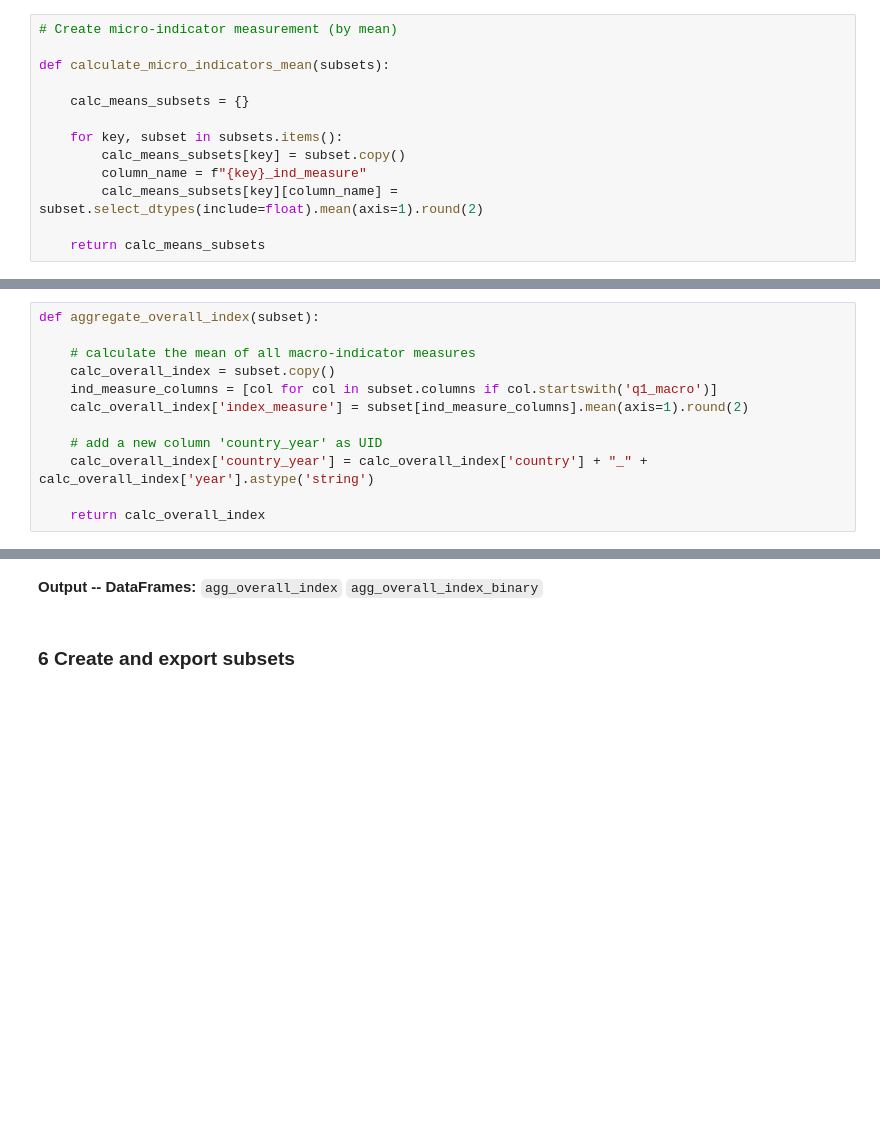
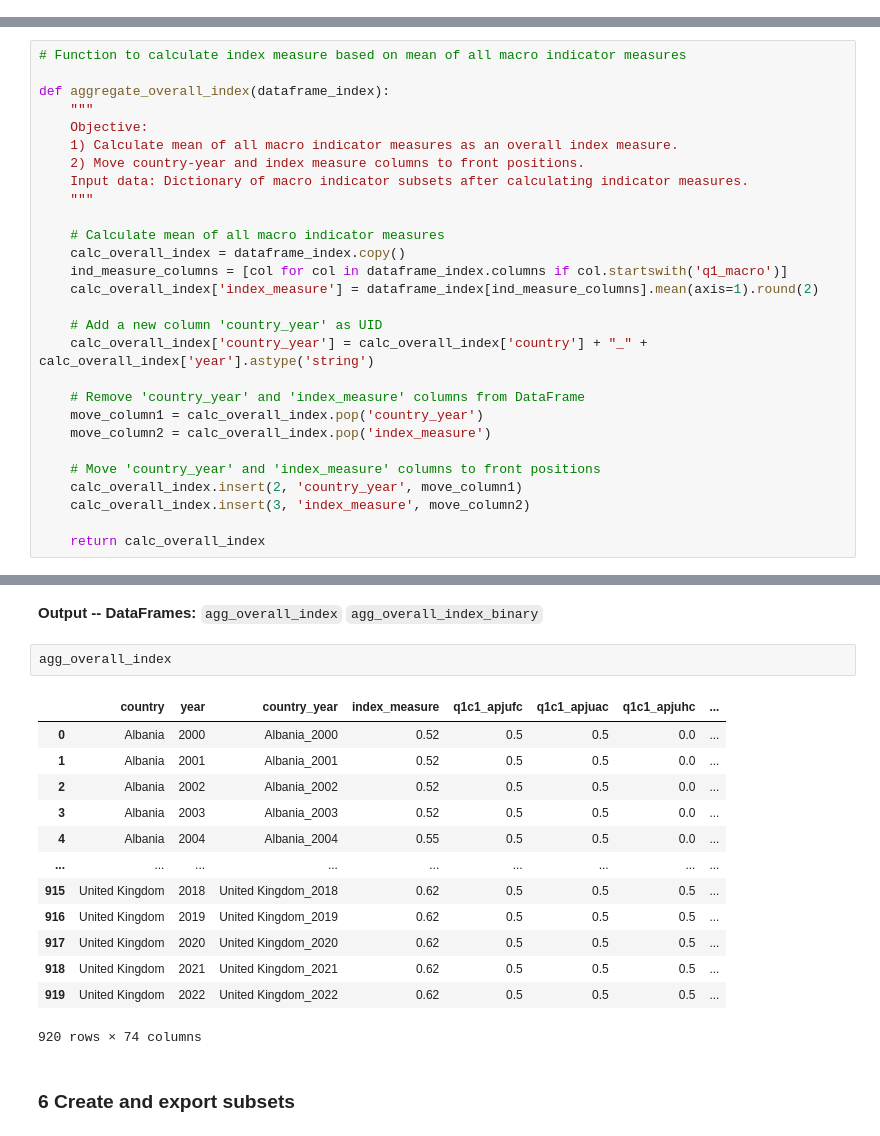
Before and after one commit to najafriederike/judicial-autonomy-index, a Jupyter notebook: notebooks/cleaning.ipynb, the cells around one changed output, grey strips where cells are left out. Cells and saved outputs as stored; diff of their text form; blank space fills up the shorter version.

```diff
--- a/notebooks/cleaning.ipynb
+++ b/notebooks/cleaning.ipynb
@@ -396,13 +395,0 @@ filled_na_micro_indicators_binary = fill_na_per_micro_indicators(created_micro_i
-# %%
-# Create micro-indicator measurement (by mean)
-
-def calculate_micro_indicators_mean(subsets):
-
-    calc_means_subsets = {}
-
-    for key, subset in subsets.items():
-        calc_means_subsets[key] = subset.copy()
-        column_name = f"{key}_ind_measure"
-        calc_means_subsets[key][column_name] = subset.select_dtypes(include=float).mean(axis=1).round(2)
-
-    return calc_means_subsets
@@ -548,16 +555,32 @@ created_index_binary = create_index_dataset(agg_macro_indicators_binary)
 # %% [markdown]
 #### 5.2 Aggregate macro indicator measures to overall index (by mean)
 # %%
-def aggregate_overall_index(subset):
+# Function to calculate index measure based on mean of all macro indicator measures
 
-    # calculate the mean of all macro-indicator measures
-    calc_overall_index = subset.copy()
-    ind_measure_columns = [col for col in subset.columns if col.startswith('q1_macro')]
-    calc_overall_index['index_measure'] = subset[ind_measure_columns].mean(axis=1).round(2)
+def aggregate_overall_index(dataframe_index):
+    """
+    Objective:
+    1) Calculate mean of all macro indicator measures as an overall index measure.
+    2) Move country-year and index measure columns to front positions.
+    Input data: Dictionary of macro indicator subsets after calculating indicator measures.
+    """
 
-    # add a new column 'country_year' as UID
+    # Calculate mean of all macro indicator measures
+    calc_overall_index = dataframe_index.copy()
+    ind_measure_columns = [col for col in dataframe_index.columns if col.startswith('q1_macro')]
+    calc_overall_index['index_measure'] = dataframe_index[ind_measure_columns].mean(axis=1).round(2)
+
+    # Add a new column 'country_year' as UID
     calc_overall_index['country_year'] = calc_overall_index['country'] + "_" + calc_overall_index['year'].astype('string')
 
+    # Remove 'country_year' and 'index_measure' columns from DataFrame
+    move_column1 = calc_overall_index.pop('country_year')
+    move_column2 = calc_overall_index.pop('index_measure')
+
+    # Move 'country_year' and 'index_measure' columns to front positions
+    calc_overall_index.insert(2, 'country_year', move_column1)
+    calc_overall_index.insert(3, 'index_measure', move_column2)
+
     return calc_overall_index
 # %% [markdown]
 **Output -- function:** `aggregate_overall_index()`
@@ -567,6 +590,22 @@ agg_overall_index = aggregate_overall_index(created_index)
 agg_overall_index_binary = aggregate_overall_index(created_index_binary)
 # %% [markdown]
 **Output -- DataFrames:** `agg_overall_index` `agg_overall_index_binary`
+# %%
+agg_overall_index
+# %% [output]
+|  | country | year | country_year | index_measure | q1c1_apjufc | q1c1_apjuac | q1c1_apjuhc | ... |
+| 0 | Albania | 2000 | Albania_2000 | 0.52 | 0.5 | 0.5 | 0.0 | ... |
+| 1 | Albania | 2001 | Albania_2001 | 0.52 | 0.5 | 0.5 | 0.0 | ... |
+| 2 | Albania | 2002 | Albania_2002 | 0.52 | 0.5 | 0.5 | 0.0 | ... |
+| 3 | Albania | 2003 | Albania_2003 | 0.52 | 0.5 | 0.5 | 0.0 | ... |
+| 4 | Albania | 2004 | Albania_2004 | 0.55 | 0.5 | 0.5 | 0.0 | ... |
+| ... | ... | ... | ... | ... | ... | ... | ... | ... |
+| 915 | United Kingdom | 2018 | United Kingdom_2018 | 0.62 | 0.5 | 0.5 | 0.5 | ... |
+| 916 | United Kingdom | 2019 | United Kingdom_2019 | 0.62 | 0.5 | 0.5 | 0.5 | ... |
+| 917 | United Kingdom | 2020 | United Kingdom_2020 | 0.62 | 0.5 | 0.5 | 0.5 | ... |
+| 918 | United Kingdom | 2021 | United Kingdom_2021 | 0.62 | 0.5 | 0.5 | 0.5 | ... |
+| 919 | United Kingdom | 2022 | United Kingdom_2022 | 0.62 | 0.5 | 0.5 | 0.5 | ... |
+920 rows × 74 columns
 # %% [markdown]
 ### 6 Create and export subsets
 # %%
```
Also changed, not shown: parts of 72 cells of this notebook, 3 other files.
